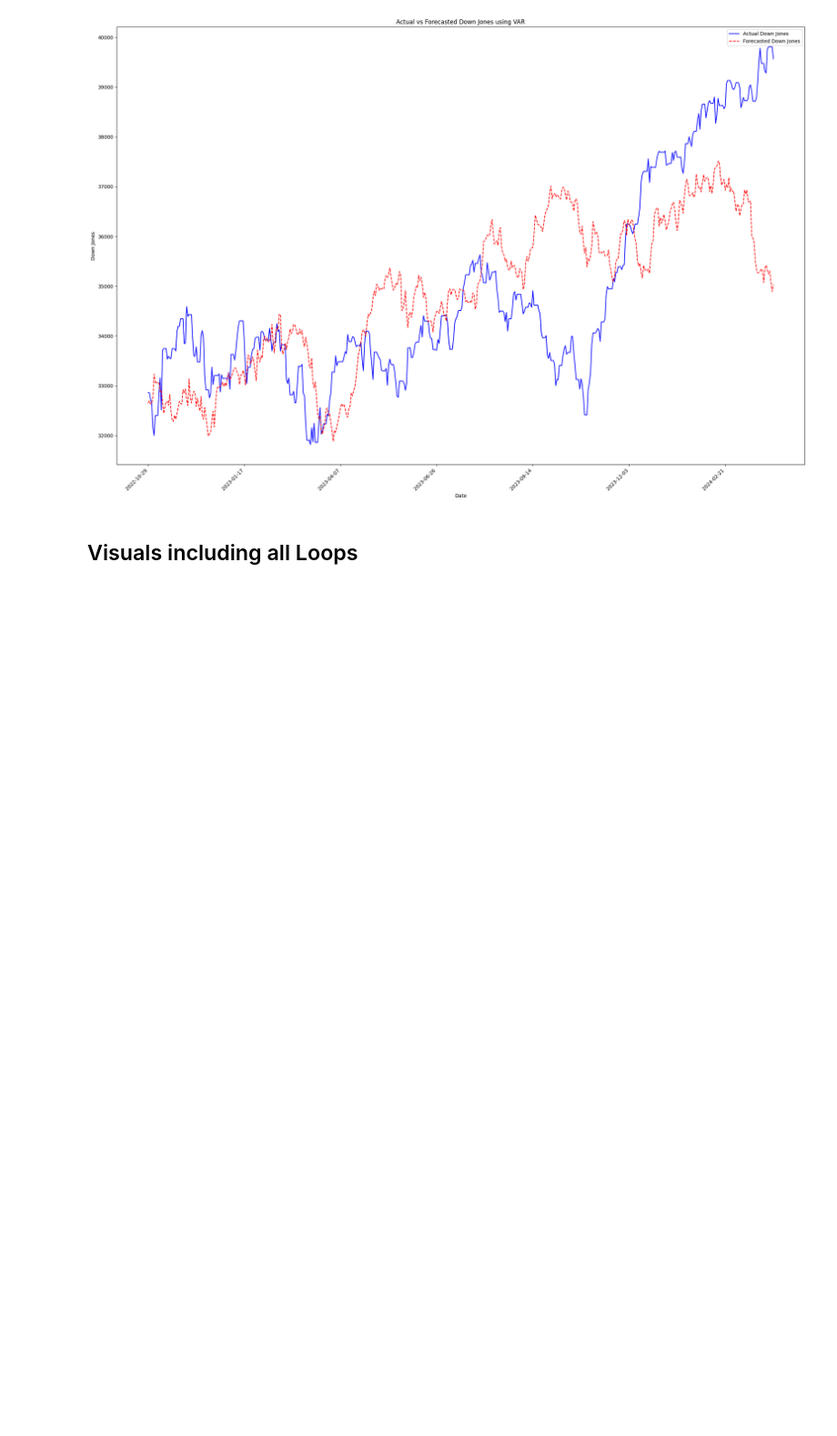
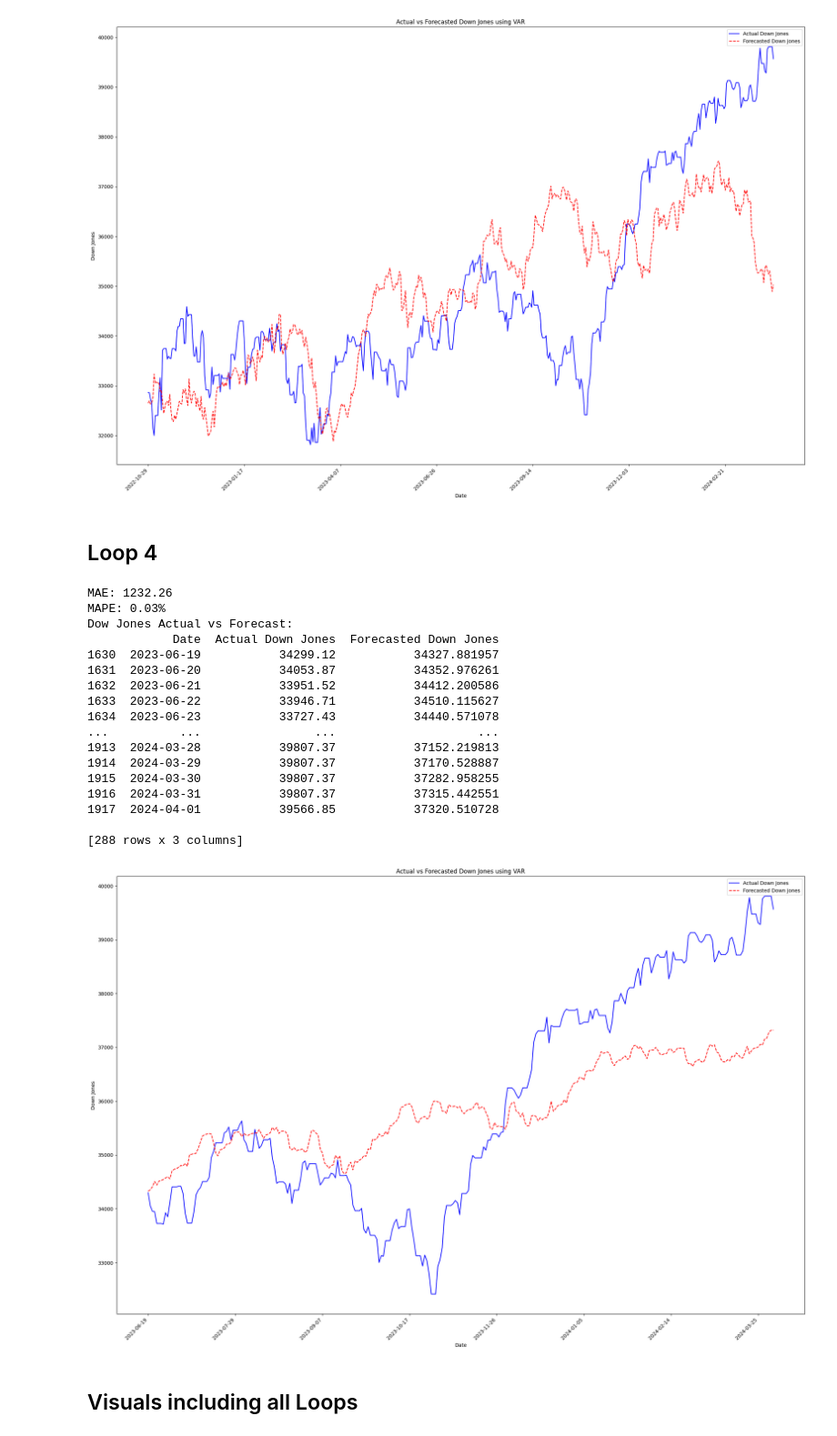
Before and after one commit to MaxQU1997/Master_Thesis, a Jupyter notebook: VAR_Master_Branch.ipynb, the cells around one changed output. Shown at 91% size. Cells and saved outputs as stored; diff of their text form; code cells hidden in the pictures; blank space fills up the shorter version.

```diff
--- a/VAR_Master_Branch.ipynb
+++ b/VAR_Master_Branch.ipynb
@@ -305,3 +338,5 @@ Dow Jones Actual vs Forecast:
 
 [521 rows x 3 columns]
 [figure]
+# %% [markdown]
+## Loop 4
@@ -308,3 +374,45 @@ Dow Jones Actual vs Forecast:
+# %%
+mae = mean_absolute_error(comparison_df_l4['Actual Down Jones'], comparison_df_l4['Forecasted Down Jones'])
+print(f"MAE: {mae:.2f}")
+
+
+mape = mean_absolute_percentage_error(comparison_df_l4['Actual Down Jones'], comparison_df_l4['Forecasted Down Jones'])
+print(f"MAPE: {mape:.2f}%")
+
+
+print("Dow Jones Actual vs Forecast:")
+print(comparison_df_l4)
+
+plt.figure(figsize=(25, 16))
+plt.plot(comparison_df_l4['Date'], comparison_df_l4['Actual Down Jones'], label='Actual Down Jones', color='blue')
+plt.plot(comparison_df_l4['Date'], comparison_df_l4['Forecasted Down Jones'], label='Forecasted Down Jones', color='red', linestyle='--')
+plt.xticks(rotation=45, ha='right')
+plt.gca().xaxis.set_major_locator(plt.MaxNLocator(9))
+plt.xlabel('Date')
+plt.ylabel('Down Jones')
+plt.title('Actual vs Forecasted Down Jones using VAR')
+plt.legend()
+plt.savefig('actual_vs_forecasted_dow_jones_VAR_nodiff_loop4.pdf', format='pdf')
+plt.show()
+# %% [output]
+MAE: 1232.26
+MAPE: 0.03%
+Dow Jones Actual vs Forecast:
+            Date  Actual Down Jones  Forecasted Down Jones
+1630  2023-06-19           34299.12           34327.881957
+1631  2023-06-20           34053.87           34352.976261
+1632  2023-06-21           33951.52           34412.200586
+1633  2023-06-22           33946.71           34510.115627
+1634  2023-06-23           33727.43           34440.571078
+...          ...                ...                    ...
+1913  2024-03-28           39807.37           37152.219813
+1914  2024-03-29           39807.37           37170.528887
+1915  2024-03-30           39807.37           37282.958255
+1916  2024-03-31           39807.37           37315.442551
+1917  2024-04-01           39566.85           37320.510728
+
+[288 rows x 3 columns]
+[figure, added]
 # %% [markdown]
 ## Visuals including all Loops
 # %%
```
Also changed, not shown: parts of 8 cells of this notebook.
